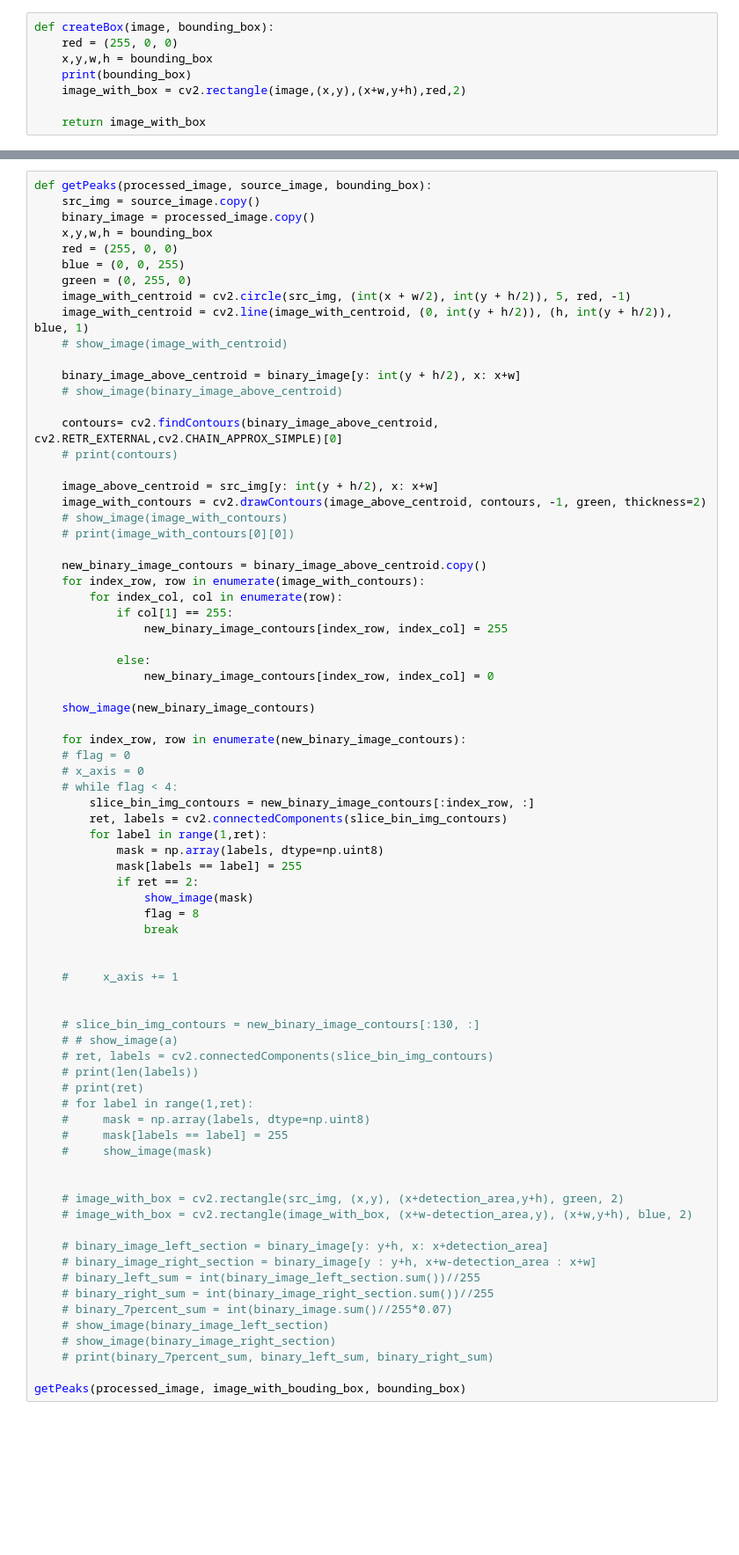
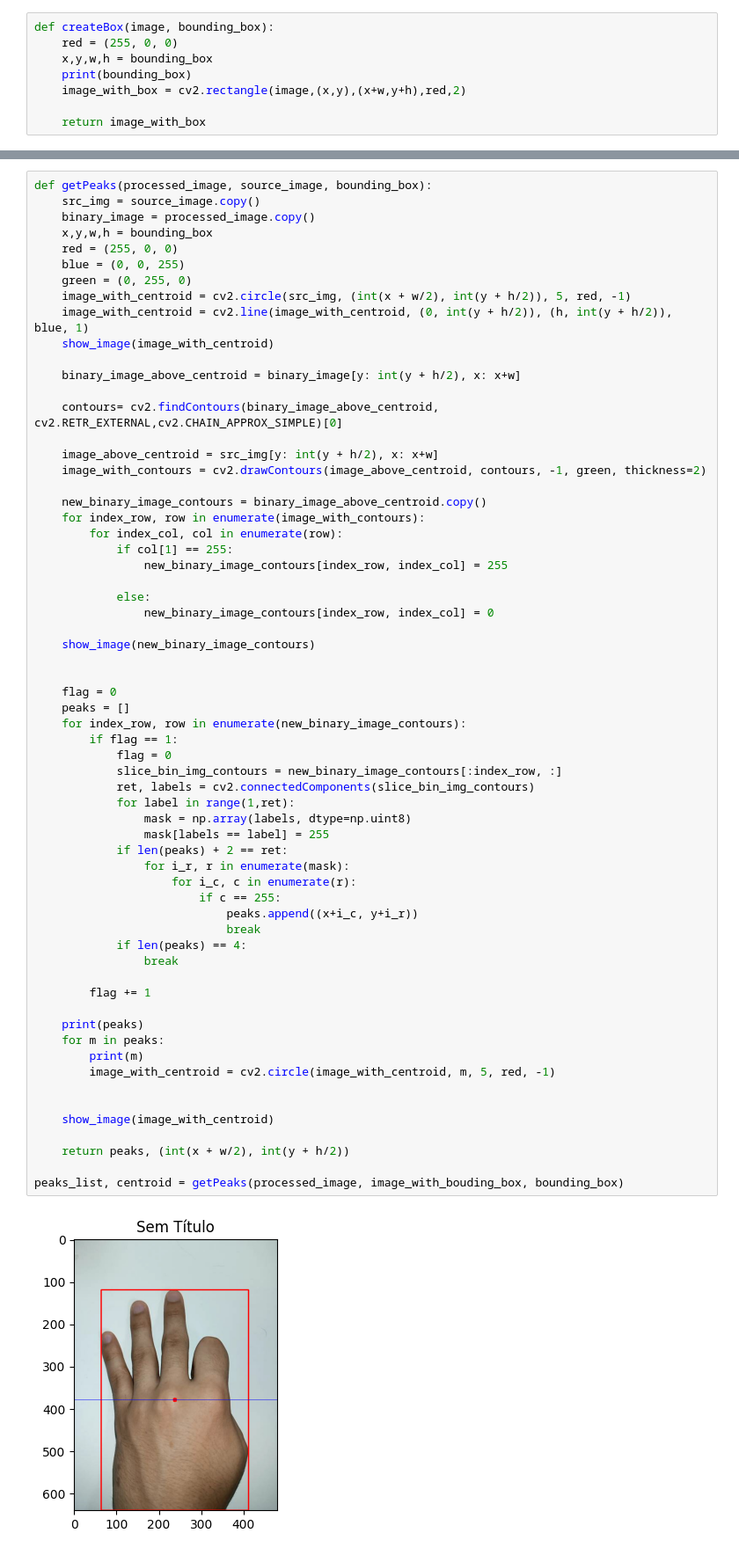
Before and after one commit to ArthurNeves0512/Hand-Gesture-Recognition, a Jupyter notebook: main.ipynb, the cells around one changed output, grey strips where cells are left out. Shown at 88% size. Cells and saved outputs as stored; diff of their text form; blank space fills up the shorter version.

```diff
--- a/main.ipynb
+++ b/main.ipynb
@@ -165,69 +168,58 @@ def getPeaks(processed_image, source_image, bounding_box):
     green = (0, 255, 0)
     image_with_centroid = cv2.circle(src_img, (int(x + w/2), int(y + h/2)), 5, red, -1)
     image_with_centroid = cv2.line(image_with_centroid, (0, int(y + h/2)), (h, int(y + h/2)), blue, 1)
-    # show_image(image_with_centroid)
+    show_image(image_with_centroid)
 
     binary_image_above_centroid = binary_image[y: int(y + h/2), x: x+w]
-    # show_image(binary_image_above_centroid)
 
     contours= cv2.findContours(binary_image_above_centroid, cv2.RETR_EXTERNAL,cv2.CHAIN_APPROX_SIMPLE)[0]
-    # print(contours)
 
     image_above_centroid = src_img[y: int(y + h/2), x: x+w]
     image_with_contours = cv2.drawContours(image_above_centroid, contours, -1, green, thickness=2)
-    # show_image(image_with_contours)
-    # print(image_with_contours[0][0])
 
     new_binary_image_contours = binary_image_above_centroid.copy()
     for index_row, row in enumerate(image_with_contours):
         for index_col, col in enumerate(row):
             if col[1] == 255:
                 new_binary_image_contours[index_row, index_col] = 255
 
             else:
                 new_binary_image_contours[index_row, index_col] = 0
 
     show_image(new_binary_image_contours)
 
+
+    flag = 0
+    peaks = []
     for index_row, row in enumerate(new_binary_image_contours):
-    # flag = 0
-    # x_axis = 0
-    # while flag < 4:
-        slice_bin_img_contours = new_binary_image_contours[:index_row, :]
-        ret, labels = cv2.connectedComponents(slice_bin_img_contours)
-        for label in range(1,ret):
-            mask = np.array(labels, dtype=np.uint8)
-            mask[labels == label] = 255
-            if ret == 2:
-                show_image(mask)
-                flag = 8
+        if flag == 1:
+            flag = 0
+            slice_bin_img_contours = new_binary_image_contours[:index_row, :]
+            ret, labels = cv2.connectedComponents(slice_bin_img_contours)
+            for label in range(1,ret):
+                mask = np.array(labels, dtype=np.uint8)
+                mask[labels == label] = 255
+            if len(peaks) + 2 == ret:
+                for i_r, r in enumerate(mask):
+                    for i_c, c in enumerate(r):
+                        if c == 255:
+                            peaks.append((x+i_c, y+i_r))
+                            break
+            if len(peaks) == 4:
                 break
 
+        flag += 1
 
-    #     x_axis += 1
+    print(peaks)
+    for m in peaks:
+        print(m)
+        image_with_centroid = cv2.circle(image_with_centroid, m, 5, red, -1)
 
 
-    # slice_bin_img_contours = new_binary_image_contours[:130, :]
-    # # show_image(a)
-    # ret, labels = cv2.connectedComponents(slice_bin_img_contours)
-    # print(len(labels))
-    # print(ret)
-    # for label in range(1,ret):
-    #     mask = np.array(labels, dtype=np.uint8)
-    #     mask[labels == label] = 255
-    #     show_image(mask)
+    show_image(image_with_centroid)
 
+    return peaks, (int(x + w/2), int(y + h/2))
 
-    # image_with_box = cv2.rectangle(src_img, (x,y), (x+detection_area,y+h), green, 2)
-    # image_with_box = cv2.rectangle(image_with_box, (x+w-detection_area,y), (x+w,y+h), blue, 2)
-
-    # binary_image_left_section = binary_image[y: y+h, x: x+detection_area]
-    # binary_image_right_section = binary_image[y : y+h, x+w-detection_area : x+w]
-    # binary_left_sum = int(binary_image_left_section.sum())//255
-    # binary_right_sum = int(binary_image_right_section.sum())//255
-    # binary_7percent_sum = int(binary_image.sum()//255*0.07)
-    # show_image(binary_image_left_section)
-    # show_image(binary_image_right_section)
-    # print(binary_7percent_sum, binary_left_sum, binary_right_sum)
-
-getPeaks(processed_image, image_with_bouding_box, bounding_box)
+peaks_list, centroid = getPeaks(processed_image, image_with_bouding_box, bounding_box)
+# %% [output]
+[figure, added]
```
Also changed, not shown: parts of 6 cells of this notebook.
